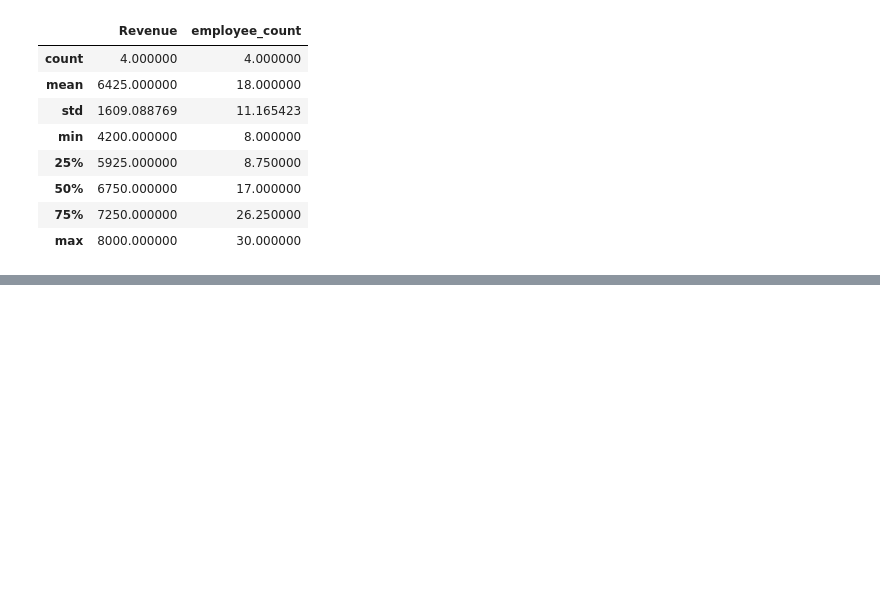
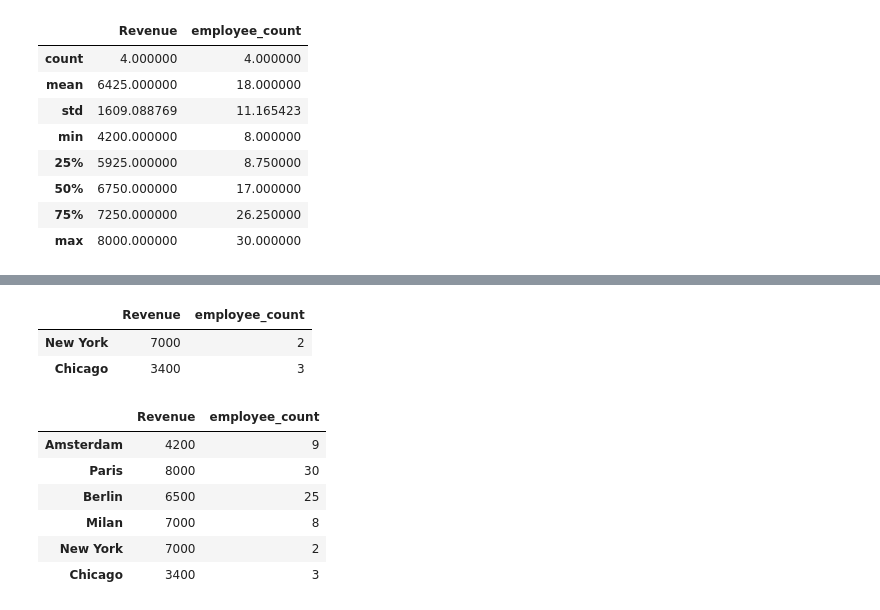
Before and after one commit to pragues90/H8_basic, a Jupyter notebook: Sesi_5_Pandas_Intro.ipynb, the cells around one changed output, grey strips where cells are left out. Drawn from its saved outputs; the diff is of its cells as text; code cells hidden in the pictures; blank space fills up the shorter version.

```diff
--- a/Sesi_5_Pandas_Intro.ipynb
+++ b/Sesi_5_Pandas_Intro.ipynb
@@ -291,0 +399,23 @@ with pd.option_context('display.max.columns', None):
+# %%
+further_city_data = pd.DataFrame(
+    {"Revenue" : [7000, 3400], "employee_count" : [2, 3]},
+    index = ["New York", "Chicago"]
+)
+
+further_city_data
+# %% [output]
+|  | Revenue | employee_count |
+| New York | 7000 | 2 |
+| Chicago | 3400 | 3 |
+# %%
+all_city_data = pd.concat([city_data, further_city_data], sort=True)
+# %%
+all_city_data
+# %% [output]
+|  | Revenue | employee_count |
+| Amsterdam | 4200 | 9 |
+| Paris | 8000 | 30 |
+| Berlin | 6500 | 25 |
+| Milan | 7000 | 8 |
+| New York | 7000 | 2 |
+| Chicago | 3400 | 3 |
```
Also changed, not shown: parts of 19 cells of this notebook, 1 other file.
